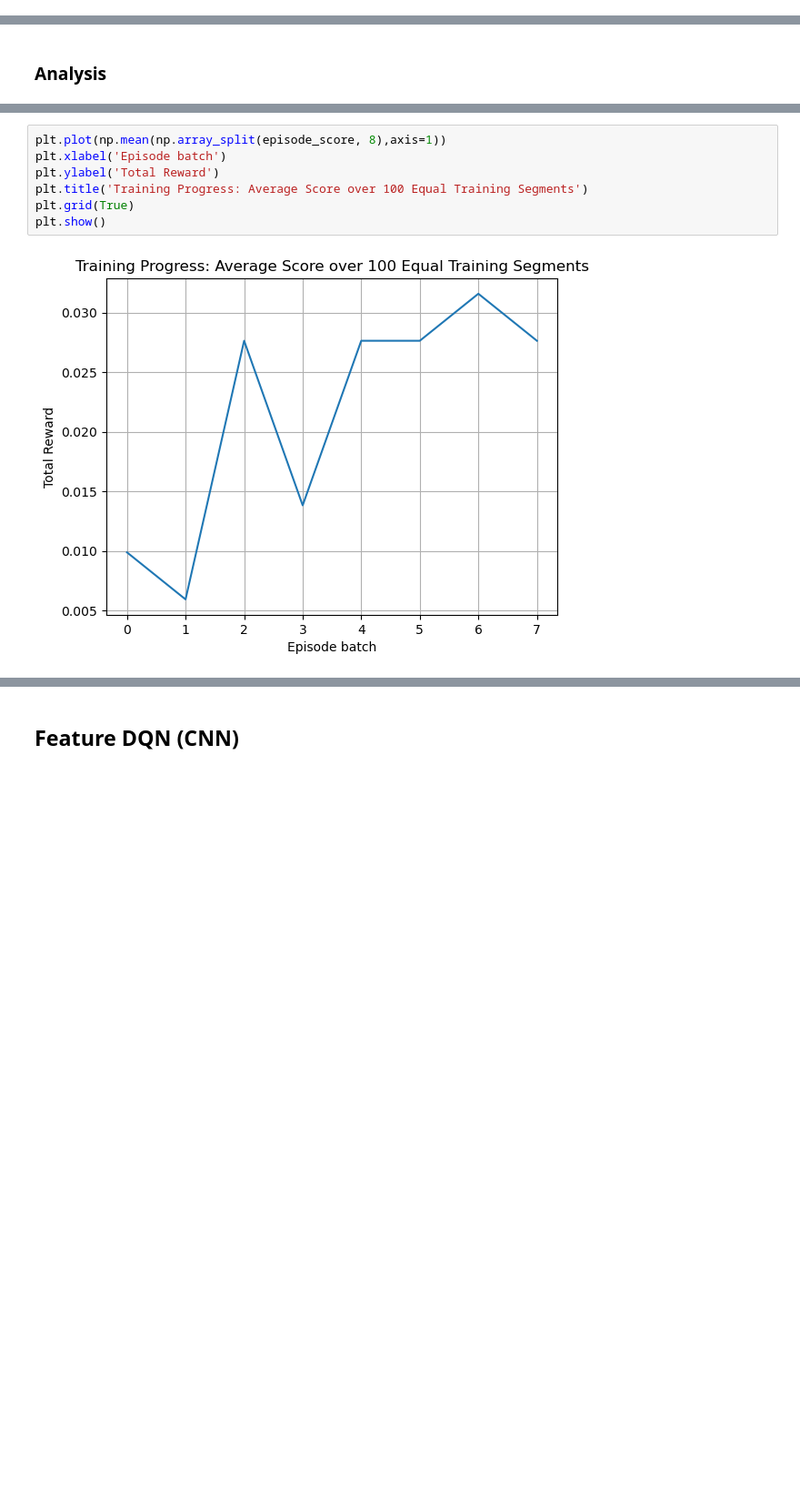
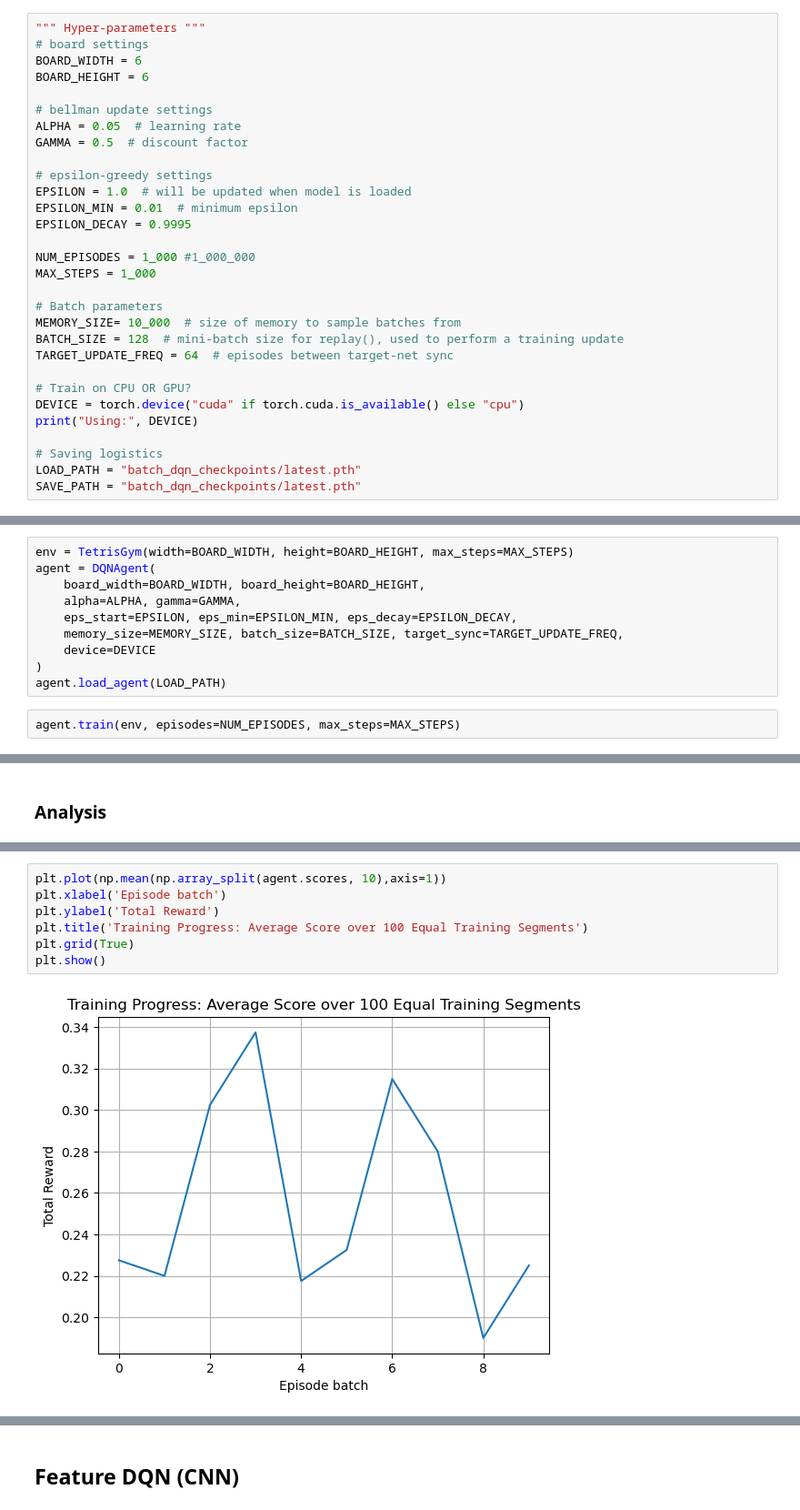
Before and after one commit to William-Pig/tetris_ai, a Jupyter notebook: main.ipynb, the cells around one changed output, grey strips where cells are left out. Shown at 91% size. Cells and saved outputs as stored; diff of their text form; blank space fills up the shorter version.

```diff
--- a/main.ipynb
+++ b/main.ipynb
@@ -1000,0 +706,30 @@ for episode in progress_bar:
+# %%
+""" Hyper‑parameters """
+# board settings
+BOARD_WIDTH = 6
+BOARD_HEIGHT = 6
+
+# bellman update settings
+ALPHA = 0.05  # learning rate
+GAMMA = 0.5  # discount factor
+
+# epsilon-greedy settings
+EPSILON = 1.0  # will be updated when model is loaded
+EPSILON_MIN = 0.01  # minimum epsilon
+EPSILON_DECAY = 0.9995
+
+NUM_EPISODES = 1_000 #1_000_000
+MAX_STEPS = 1_000
+
+# Batch parameters
+MEMORY_SIZE= 10_000  # size of memory to sample batches from
+BATCH_SIZE = 128  # mini-batch size for replay(), used to perform a training update
+TARGET_UPDATE_FREQ = 64  # episodes between target-net sync
+
+# Train on CPU OR GPU?
+DEVICE = torch.device("cuda" if torch.cuda.is_available() else "cpu")
+print("Using:", DEVICE)
+
+# Saving logistics
+LOAD_PATH = "batch_dqn_checkpoints/latest.pth"
+SAVE_PATH = "batch_dqn_checkpoints/latest.pth"
@@ -1000,0 +738,12 @@ for episode in progress_bar:
+# %%
+env = TetrisGym(width=BOARD_WIDTH, height=BOARD_HEIGHT, max_steps=MAX_STEPS)
+agent = DQNAgent(
+    board_width=BOARD_WIDTH, board_height=BOARD_HEIGHT,
+    alpha=ALPHA, gamma=GAMMA,
+    eps_start=EPSILON, eps_min=EPSILON_MIN, eps_decay=EPSILON_DECAY,
+    memory_size=MEMORY_SIZE, batch_size=BATCH_SIZE, target_sync=TARGET_UPDATE_FREQ,
+    device=DEVICE
+)
+agent.load_agent(LOAD_PATH)
+# %%
+agent.train(env, episodes=NUM_EPISODES, max_steps=MAX_STEPS)
@@ -1016,9 +767,9 @@ plt.show()
 # %%
-plt.plot(np.mean(np.array_split(episode_score, 8),axis=1))
+plt.plot(np.mean(np.array_split(agent.scores, 10),axis=1))
 plt.xlabel('Episode batch')
 plt.ylabel('Total Reward')
 plt.title('Training Progress: Average Score over 100 Equal Training Segments')
 plt.grid(True)
 plt.show()
 # %% [output]
-[figure, old version]
+[figure, new version]
```
Also changed, not shown: parts of 41 cells of this notebook, 4 other files.
